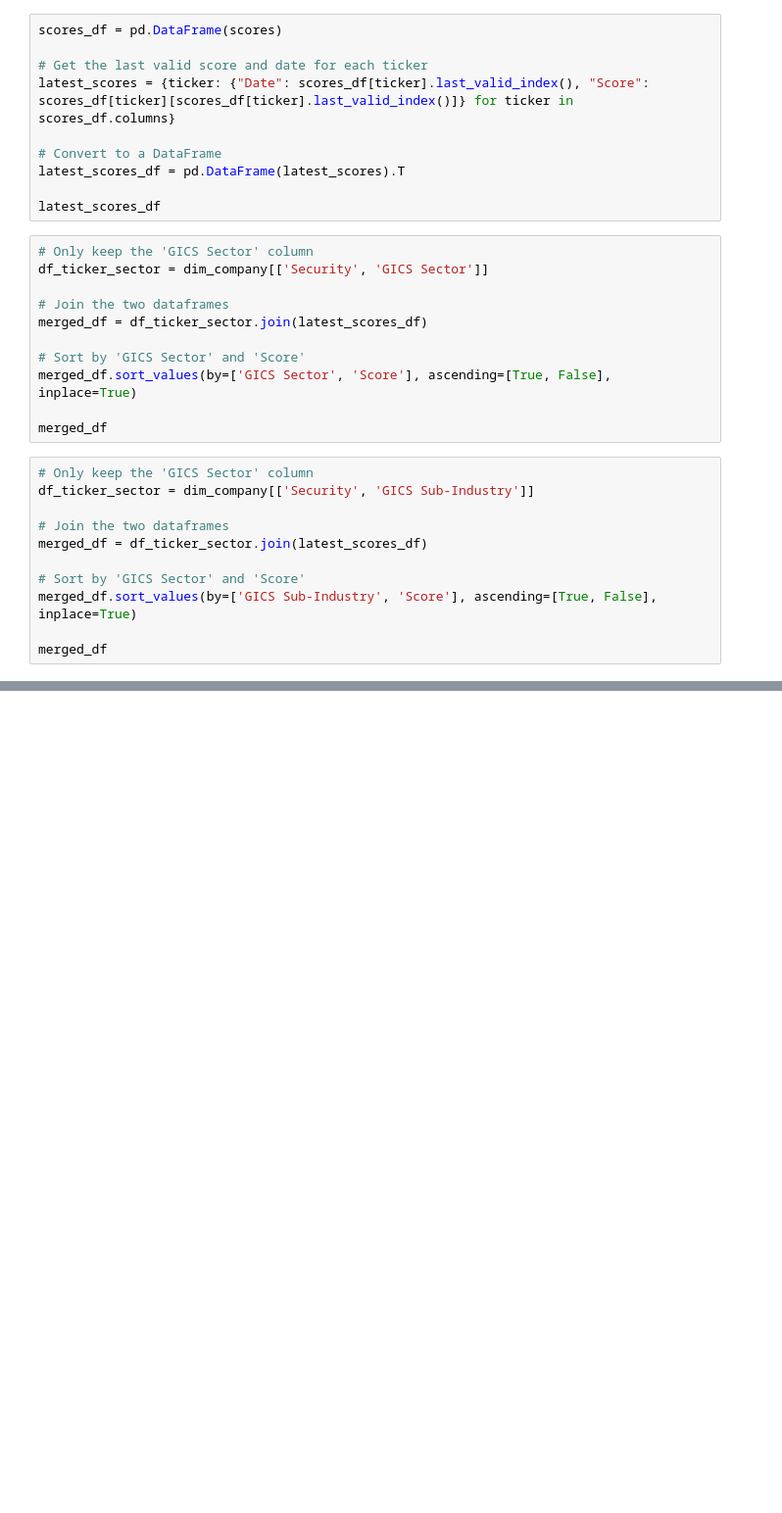
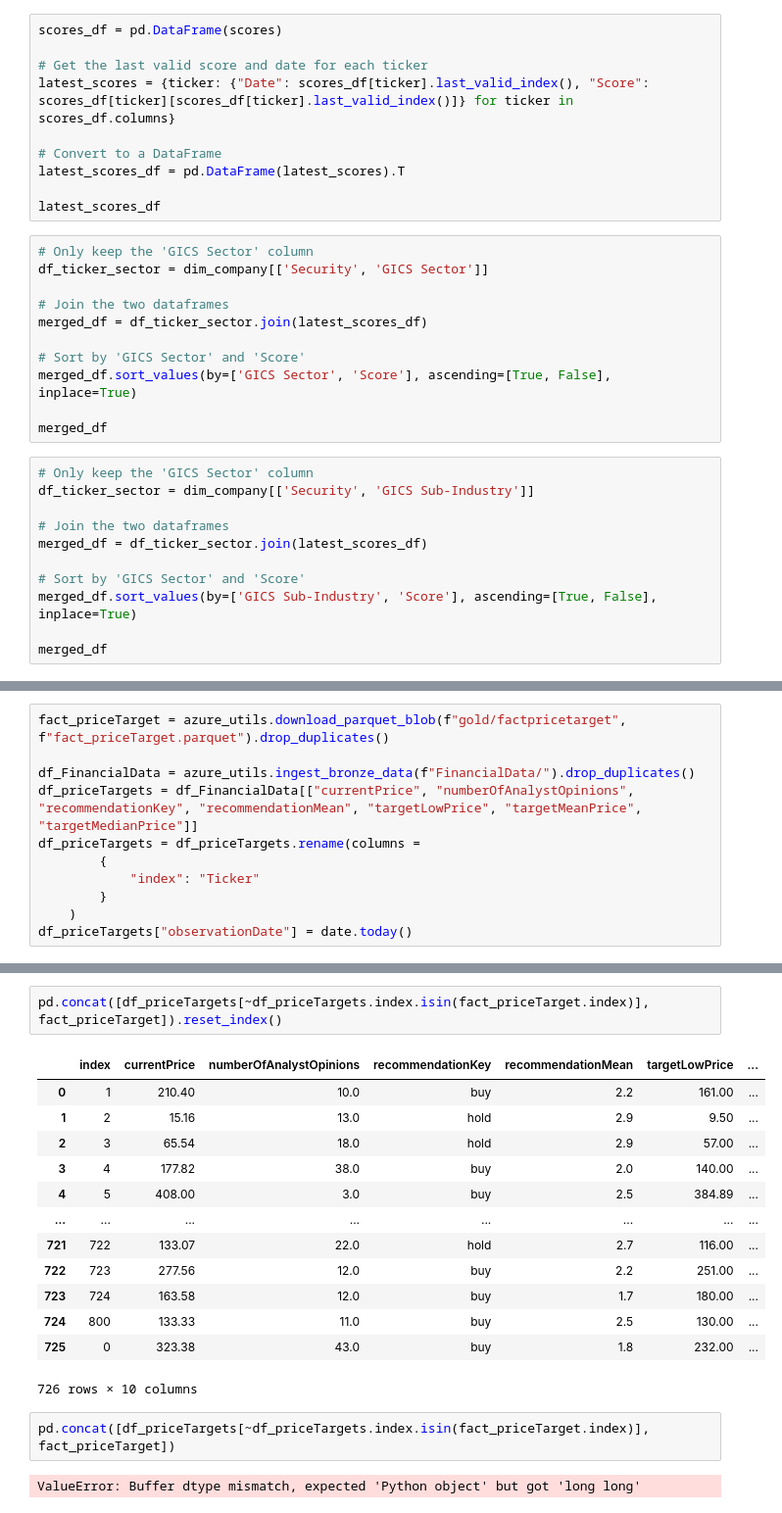
Before and after one commit to cfuru/Azure-Functions, a Jupyter notebook: func-yahoo-scraper-001/test_yahooquery.ipynb, the cells around one changed output, grey strips where cells are left out. Shown: that part at 98% size. Saved outputs shown, nothing was run; the diff lists cells and outputs as text; blank space fills up the shorter version.

```diff
--- a/func-yahoo-scraper-001/test_yahooquery.ipynb
+++ b/func-yahoo-scraper-001/test_yahooquery.ipynb
@@ -204,0 +256,11 @@ merged_df
+# %%
+fact_priceTarget = azure_utils.download_parquet_blob(f"gold/factpricetarget", f"fact_priceTarget.parquet").drop_duplicates()
+
+df_FinancialData = azure_utils.ingest_bronze_data(f"FinancialData/").drop_duplicates()
+df_priceTargets = df_FinancialData[["currentPrice", "numberOfAnalystOpinions", "recommendationKey", "recommendationMean", "targetLowPrice", "targetMeanPrice", "targetMedianPrice"]]
+df_priceTargets = df_priceTargets.rename(columns =
+        {
+            "index": "Ticker"
+        }
+    )
+df_priceTargets["observationDate"] = date.today()
@@ -204,0 +283,20 @@ merged_df
+# %%
+pd.concat([df_priceTargets[~df_priceTargets.index.isin(fact_priceTarget.index)], fact_priceTarget]).reset_index()
+# %% [output]
+|  | index | currentPrice | numberOfAnalystOpinions | recommendationKey | recommendationMean | targetLowPrice | ... |
+| 0 | 1 | 210.40 | 10.0 | buy | 2.2 | 161.00 | ... |
+| 1 | 2 | 15.16 | 13.0 | hold | 2.9 | 9.50 | ... |
+| 2 | 3 | 65.54 | 18.0 | hold | 2.9 | 57.00 | ... |
+| 3 | 4 | 177.82 | 38.0 | buy | 2.0 | 140.00 | ... |
+| 4 | 5 | 408.00 | 3.0 | buy | 2.5 | 384.89 | ... |
+| ... | ... | ... | ... | ... | ... | ... | ... |
+| 721 | 722 | 133.07 | 22.0 | hold | 2.7 | 116.00 | ... |
+| 722 | 723 | 277.56 | 12.0 | buy | 2.2 | 251.00 | ... |
+| 723 | 724 | 163.58 | 12.0 | buy | 1.7 | 180.00 | ... |
+| 724 | 800 | 133.33 | 11.0 | buy | 2.5 | 130.00 | ... |
+| 725 | 0 | 323.38 | 43.0 | buy | 1.8 | 232.00 | ... |
+726 rows × 10 columns
+# %%
+pd.concat([df_priceTargets[~df_priceTargets.index.isin(fact_priceTarget.index)], fact_priceTarget])
+# %% [output]
+ValueError: Buffer dtype mismatch, expected 'Python object' but got 'long long'
```
Also changed, not shown: parts of 17 cells of this notebook, 21 other files.
